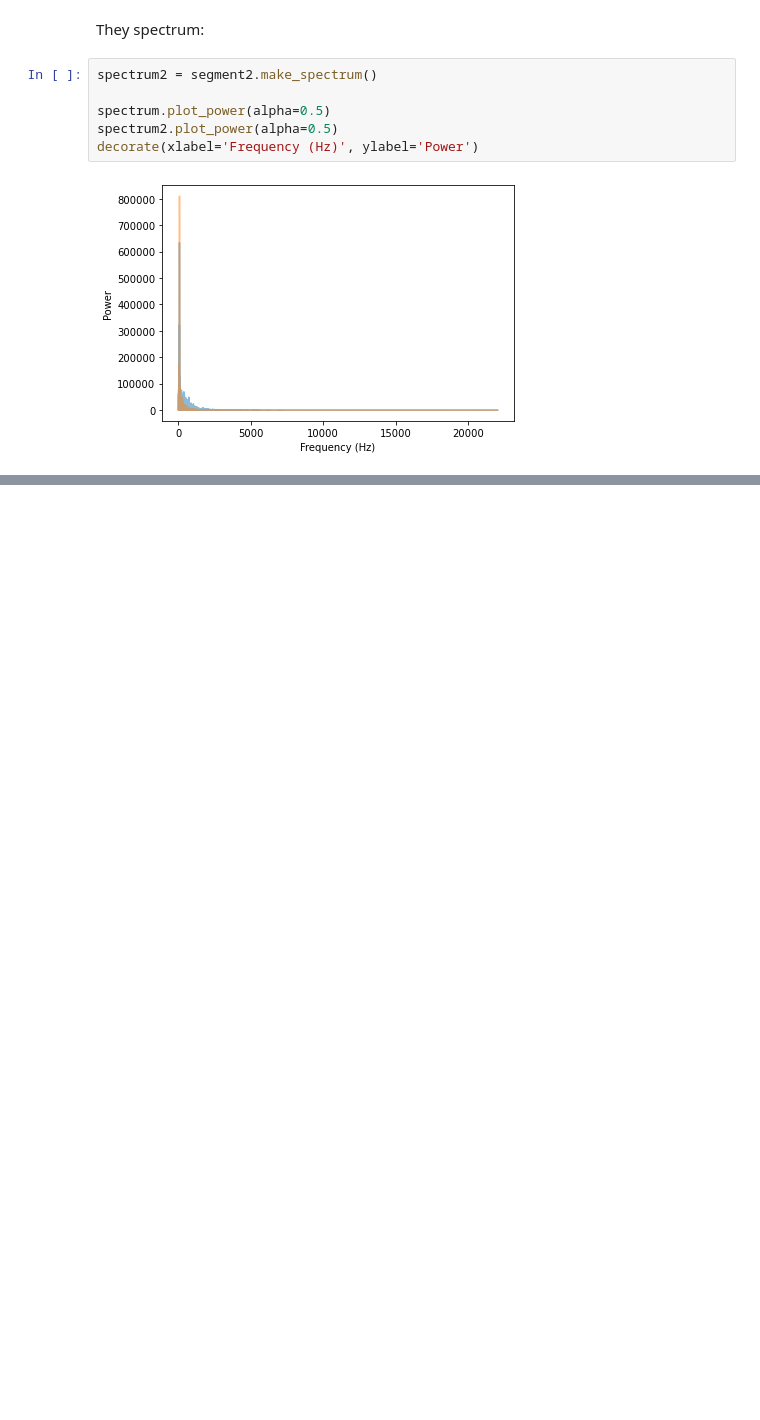
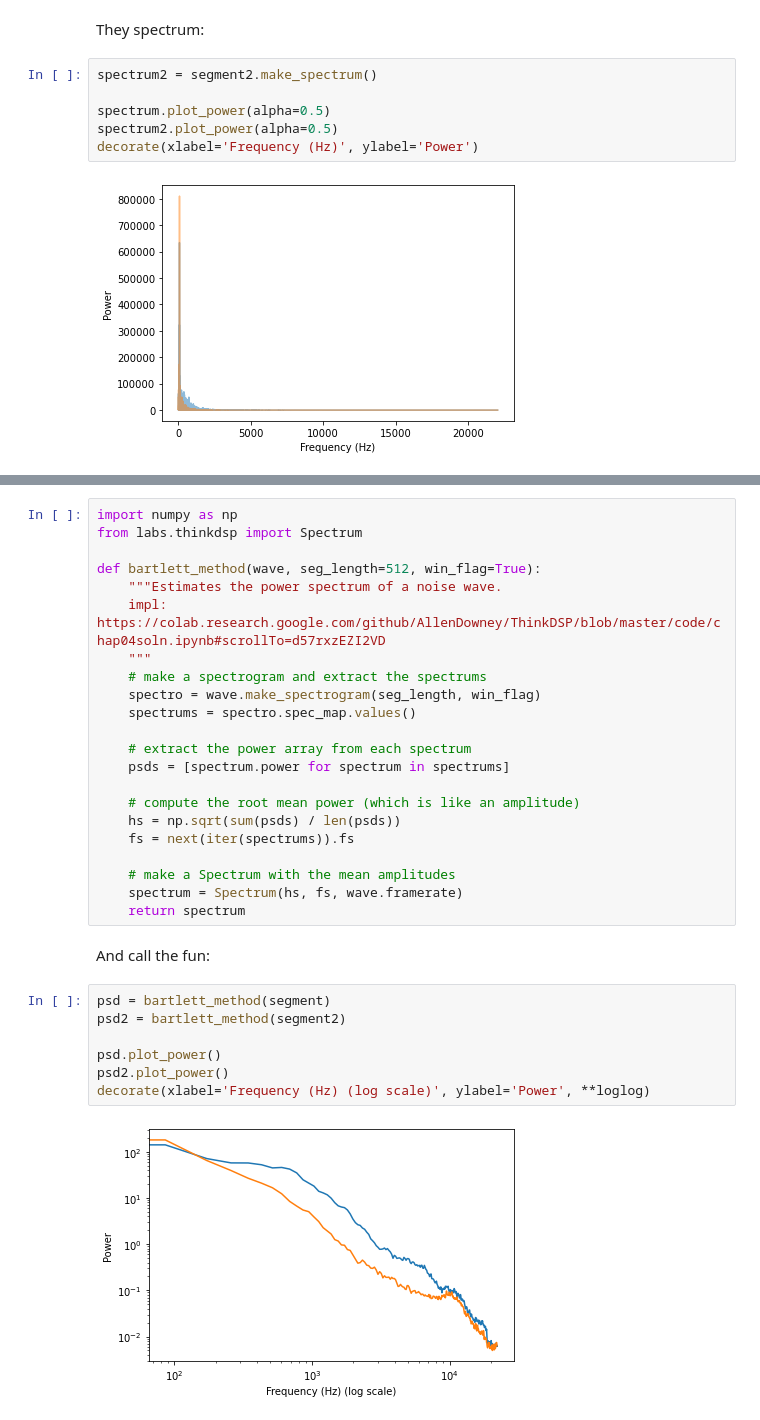
Before and after one commit to dee-tree/telecom-labs, a Jupyter notebook: labs/lab4/lab4.ipynb, the cells around one changed output, grey strips where cells are left out. Cells and saved outputs as stored; diff of their text form; blank space fills up the shorter version.

```diff
--- a/labs/lab4/lab4.ipynb
+++ b/labs/lab4/lab4.ipynb
@@ -71,0 +89,33 @@ decorate(xlabel='Frequency (Hz)', ylabel='Power')
+# %%
+import numpy as np
+from labs.thinkdsp import Spectrum
+
+def bartlett_method(wave, seg_length=512, win_flag=True):
+    """Estimates the power spectrum of a noise wave.
+    impl: https://colab.research.google.com/github/AllenDowney/ThinkDSP/blob/master/code/chap04soln.ipynb#scrollTo=d57rxzEZI2VD
+    """
+    # make a spectrogram and extract the spectrums
+    spectro = wave.make_spectrogram(seg_length, win_flag)
+    spectrums = spectro.spec_map.values()
+
+    # extract the power array from each spectrum
+    psds = [spectrum.power for spectrum in spectrums]
+
+    # compute the root mean power (which is like an amplitude)
+    hs = np.sqrt(sum(psds) / len(psds))
+    fs = next(iter(spectrums)).fs
+
+    # make a Spectrum with the mean amplitudes
+    spectrum = Spectrum(hs, fs, wave.framerate)
+    return spectrum
+# %% [markdown]
+And call the fun:
+# %%
+psd = bartlett_method(segment)
+psd2 = bartlett_method(segment2)
+
+psd.plot_power()
+psd2.plot_power()
+decorate(xlabel='Frequency (Hz) (log scale)', ylabel='Power', **loglog)
+# %% [output]
+[figure, added]
```
Also changed, not shown: parts of 64 cells of this notebook, 1 other file.
